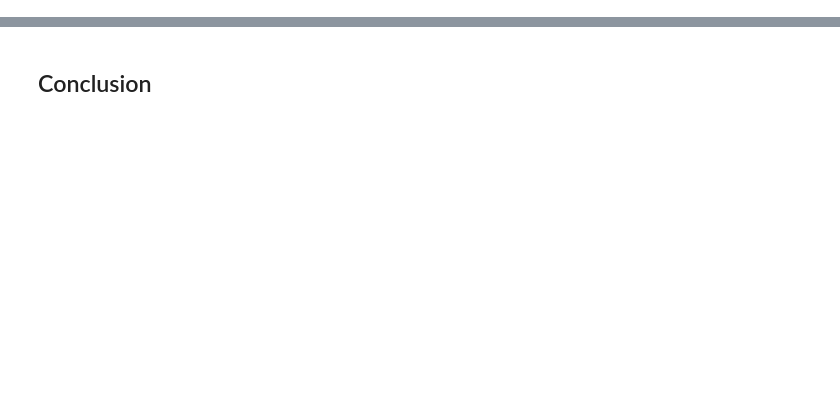
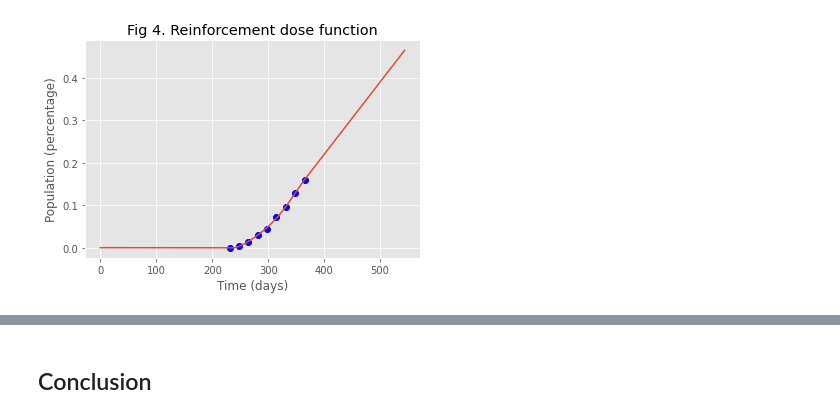
Before and after one commit to mulirow/projeto-metodos, a Jupyter notebook: p4/p4.ipynb, the cells around one changed output, grey strips where cells are left out. Drawn from its saved outputs; the diff is of its cells as text; code cells hidden in the pictures; blank space fills up the shorter version.

```diff
--- a/p4/p4.ipynb
+++ b/p4/p4.ipynb
@@ -164,0 +265,41 @@ def vaccination3(t):
+# %%
+vac3 = list()
+vac_dates = np.linspace(231, 365, 9)
+
+# From [8] (data extracted every ~15 days):
+# First day with reinfocement dose applied: 20/09/2021
+vac3.append(3135)
+vac3.append(27191)
+vac3.append(132022)
+vac3.append(296605)
+vac3.append(440061)
+vac3.append(698990)
+vac3.append(917155)
+vac3.append(1248573)
+vac3.append(1544103)
+
+for i in range(len(vac3)):
+    vac3[i] /= N
+    vac3[i] = round(vac3[i], 3)
+
+plt.plot(vac_dates, vac3, 'bo')
+
+# Spline of the data
+spl3 = UnivariateSpline(vac_dates, vac3, k=5)
+
+# Linear prediction starting after the 365th day
+vac3_prediction = list()
+vac3_prediction.append(spl3(365))
+for i in range(1, 180):
+    vac3_prediction.append(vac3_prediction[i-1] + spl3.derivatives(365)[1])
+
+# Join both in a single function
+pcwise3 = np.piecewise(t, [t < 231, t >= 231, t >= 365], [lambda x: 0, lambda x: spl3(x), lambda x: vac3_prediction])
+
+plt.title('Fig 4. Reinforcement dose function')
+plt.xlabel('Time (days)')
+plt.ylabel('Population (percentage)')
+plt.plot(t, pcwise3)
+plt.show()
+# %% [output]
+[figure, added]
```
Also changed, not shown: parts of 23 cells of this notebook.
